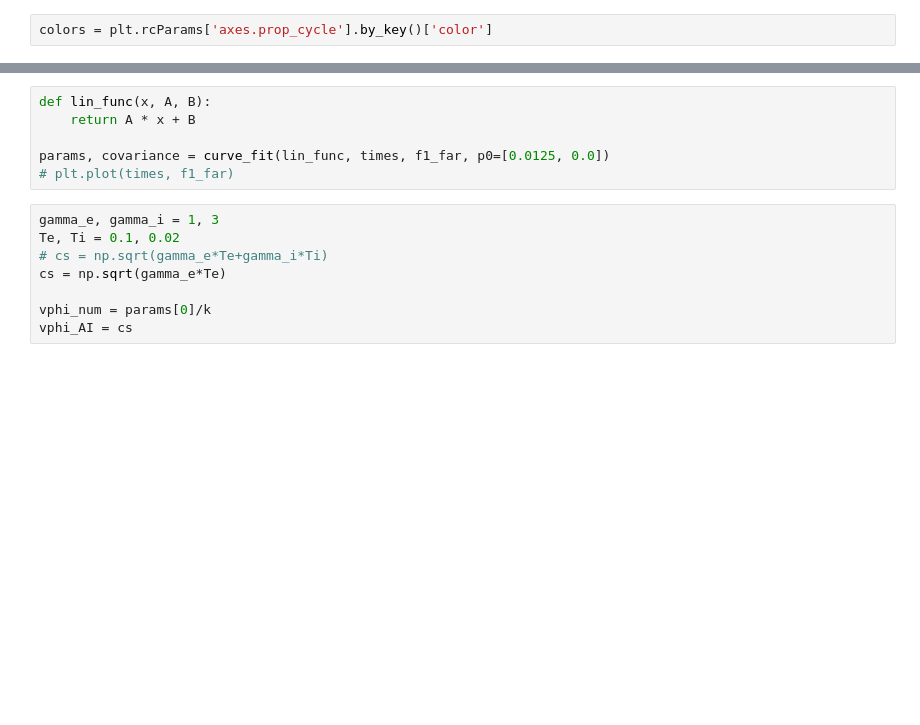
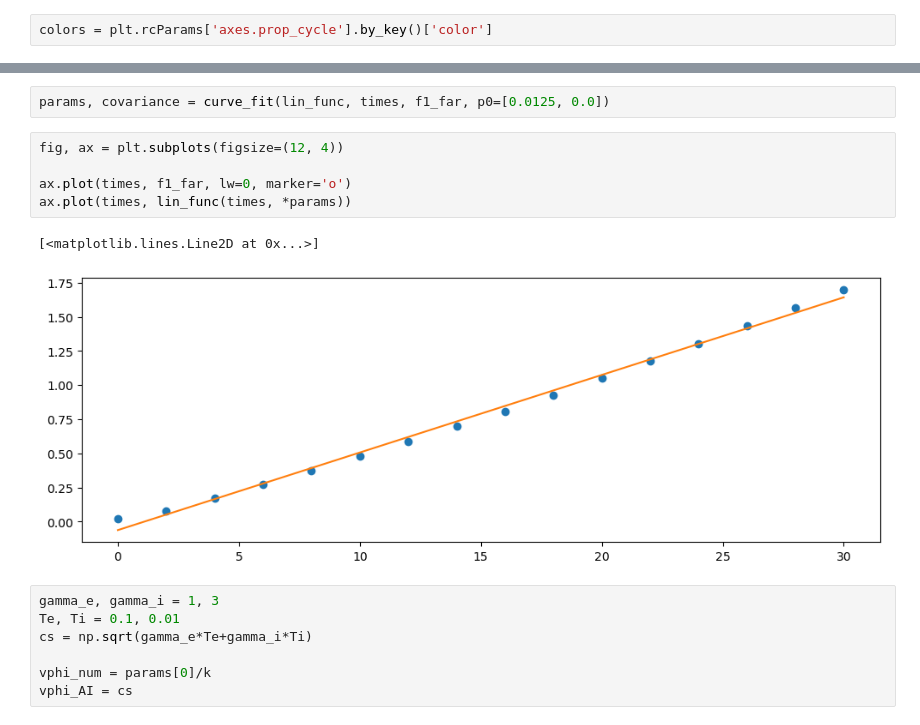
Before and after one commit to rochSmets/farMe, a Jupyter notebook: close/test_iaw.ipynb, the cells around one changed output, grey strips where cells are left out. Saved outputs shown, nothing was run; the diff lists cells and outputs as text; blank space fills up the shorter version.

```diff
--- a/close/test_iaw.ipynb
+++ b/close/test_iaw.ipynb
@@ -77,14 +63,17 @@ for i, tim in enumerate(times[::]):
+# %%
+params, covariance = curve_fit(lin_func, times, f1_far, p0=[0.0125, 0.0])
 # %%
-def lin_func(x, A, B):
-    return A * x + B
+fig, ax = plt.subplots(figsize=(12, 4))
 
-params, covariance = curve_fit(lin_func, times, f1_far, p0=[0.0125, 0.0])
-# plt.plot(times, f1_far)
+ax.plot(times, f1_far, lw=0, marker='o')
+ax.plot(times, lin_func(times, *params))
+# %% [output]
+[<matplotlib.lines.Line2D at 0x...>]
+[figure, added]
 # %%
 gamma_e, gamma_i = 1, 3
-Te, Ti = 0.1, 0.02
-# cs = np.sqrt(gamma_e*Te+gamma_i*Ti)
-cs = np.sqrt(gamma_e*Te)
+Te, Ti = 0.1, 0.01
+cs = np.sqrt(gamma_e*Te+gamma_i*Ti)
 
 vphi_num = params[0]/k
 vphi_AI = cs
```
Also changed, not shown: parts of 10 cells of this notebook, 1 other file.
